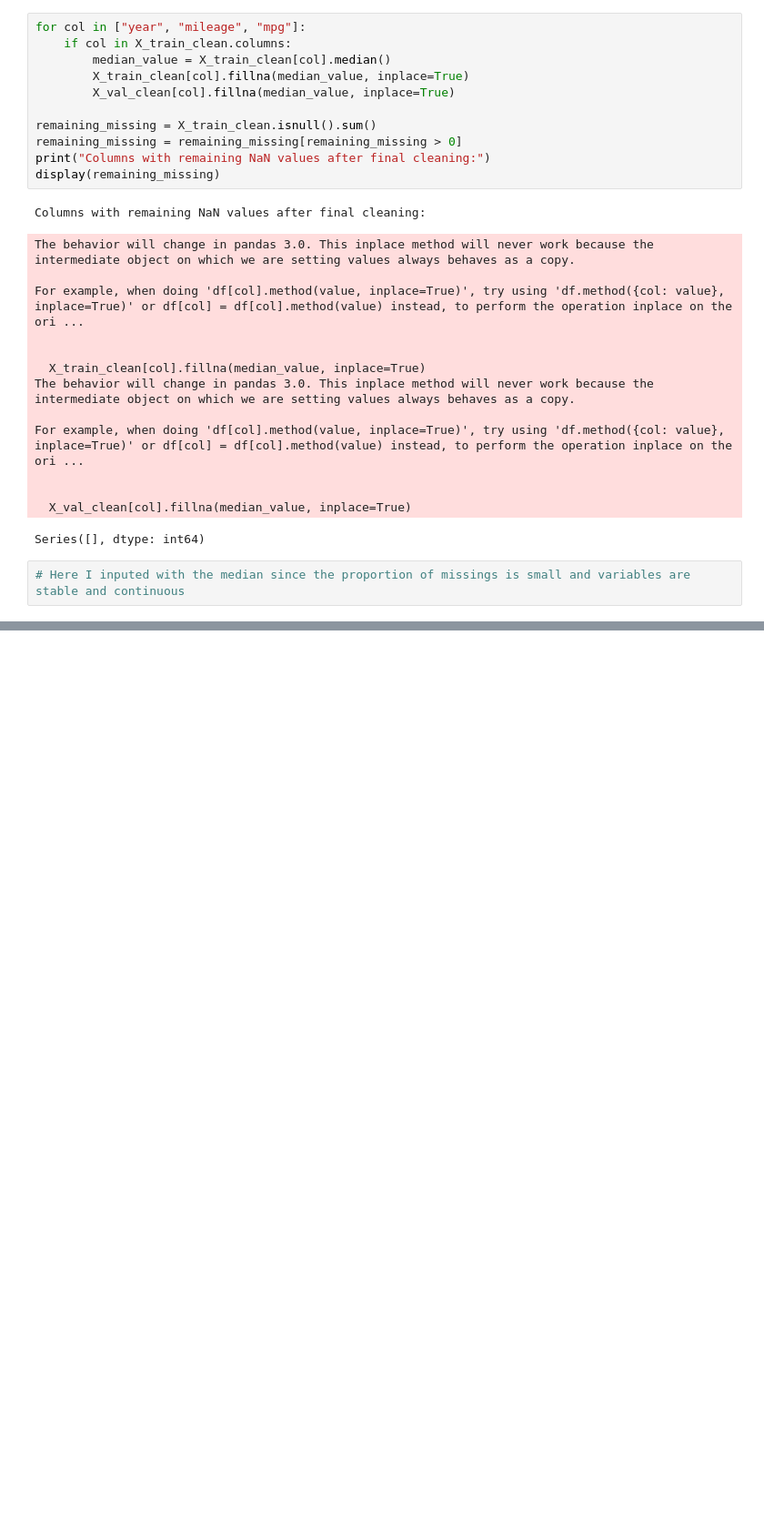
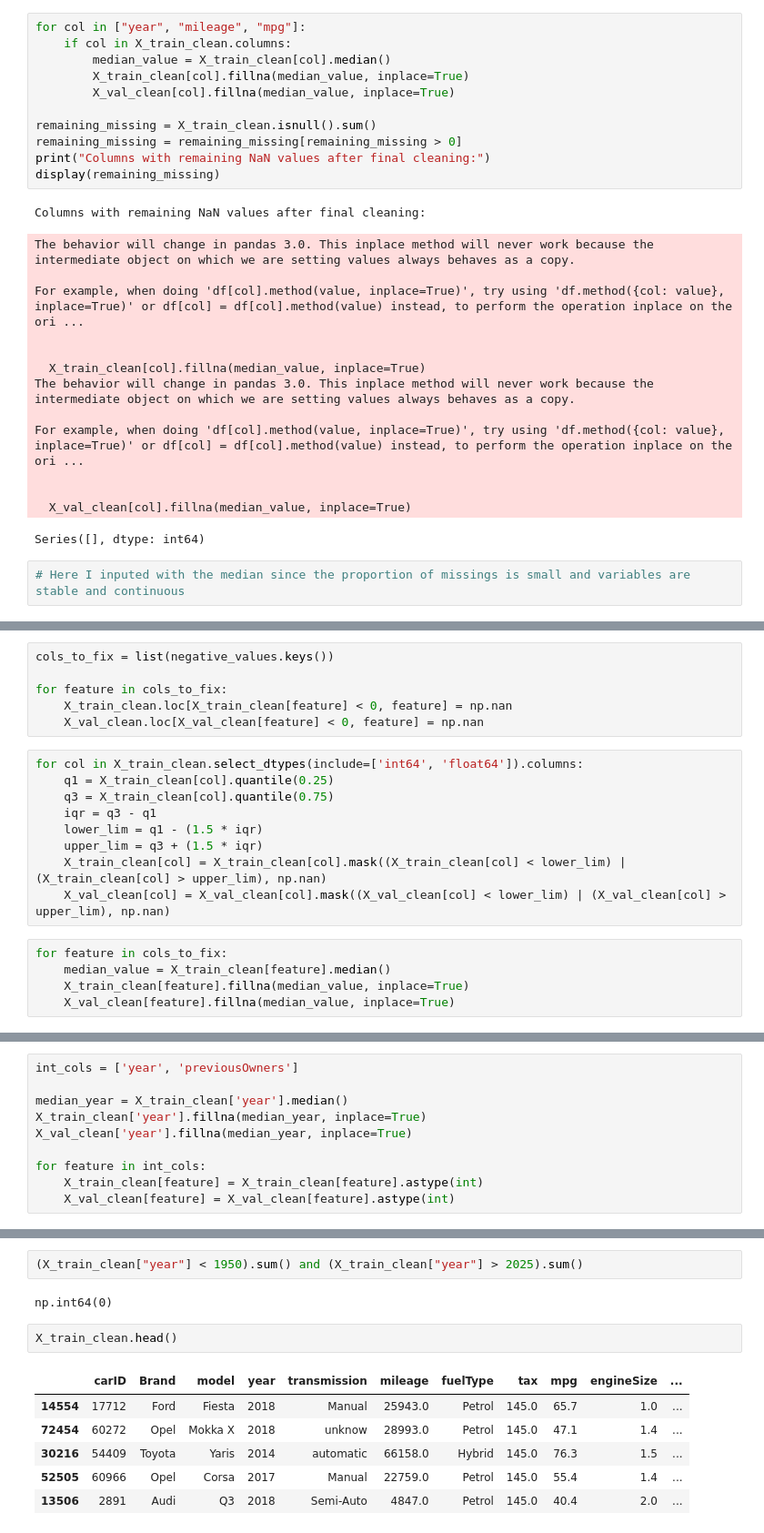
Before and after one commit to lucasdmcax/machine_learning, a Jupyter notebook: Homework_Group20.ipynb, the cells around one changed output, grey strips where cells are left out. Shown at 91% size. Cells and saved outputs as stored; diff of their text form; blank space fills up the shorter version.

Commit message:
I did some checking and preprocessing in the numerica values, like removing outliers, negative values and change some features from float to int

```diff
--- a/Homework_Group20.ipynb
+++ b/Homework_Group20.ipynb
@@ -258,0 +298,20 @@ Series([], dtype: int64)
+# %%
+cols_to_fix = list(negative_values.keys())
+
+for feature in cols_to_fix:
+    X_train_clean.loc[X_train_clean[feature] < 0, feature] = np.nan
+    X_val_clean.loc[X_val_clean[feature] < 0, feature] = np.nan
+# %%
+for col in X_train_clean.select_dtypes(include=['int64', 'float64']).columns:
+    q1 = X_train_clean[col].quantile(0.25)
+    q3 = X_train_clean[col].quantile(0.75)
+    iqr = q3 - q1
+    lower_lim = q1 - (1.5 * iqr)
+    upper_lim = q3 + (1.5 * iqr)
+    X_train_clean[col] = X_train_clean[col].mask((X_train_clean[col] < lower_lim) | (X_train_clean[col] > upper_lim), np.nan)
+    X_val_clean[col] = X_val_clean[col].mask((X_val_clean[col] < lower_lim) | (X_val_clean[col] > upper_lim), np.nan)
+# %%
+for feature in cols_to_fix:
+    median_value = X_train_clean[feature].median()
+    X_train_clean[feature].fillna(median_value, inplace=True)
+    X_val_clean[feature].fillna(median_value, inplace=True)
@@ -258,0 +331,10 @@ Series([], dtype: int64)
+# %%
+int_cols = ['year', 'previousOwners']
+
+median_year = X_train_clean['year'].median()
+X_train_clean['year'].fillna(median_year, inplace=True)
+X_val_clean['year'].fillna(median_year, inplace=True)
+
+for feature in int_cols:
+    X_train_clean[feature] = X_train_clean[feature].astype(int)
+    X_val_clean[feature] = X_val_clean[feature].astype(int)
@@ -258,0 +354,13 @@ Series([], dtype: int64)
+# %%
+(X_train_clean["year"] < 1950).sum() and (X_train_clean["year"] > 2025).sum()
+# %% [output]
+np.int64(0)
+# %%
+X_train_clean.head()
+# %% [output]
+|  | carID | Brand | model | year | transmission | mileage | fuelType | tax | mpg | engineSize | ... |
+| 14554 | 17712 | Ford | Fiesta | 2018 | Manual | 25943.0 | Petrol | 145.0 | 65.7 | 1.0 | ... |
+| 72454 | 60272 | Opel | Mokka X | 2018 | unknow | 28993.0 | Petrol | 145.0 | 47.1 | 1.4 | ... |
+| 30216 | 54409 | Toyota | Yaris | 2014 | automatic | 66158.0 | Hybrid | 145.0 | 76.3 | 1.5 | ... |
+| 52505 | 60966 | Opel | Corsa | 2017 | Manual | 22759.0 | Petrol | 145.0 | 55.4 | 1.4 | ... |
+| 13506 | 2891 | Audi | Q3 | 2018 | Semi-Auto | 4847.0 | Petrol | 145.0 | 40.4 | 2.0 | ... |
```
Also changed, not shown: parts of 12 cells of this notebook.
